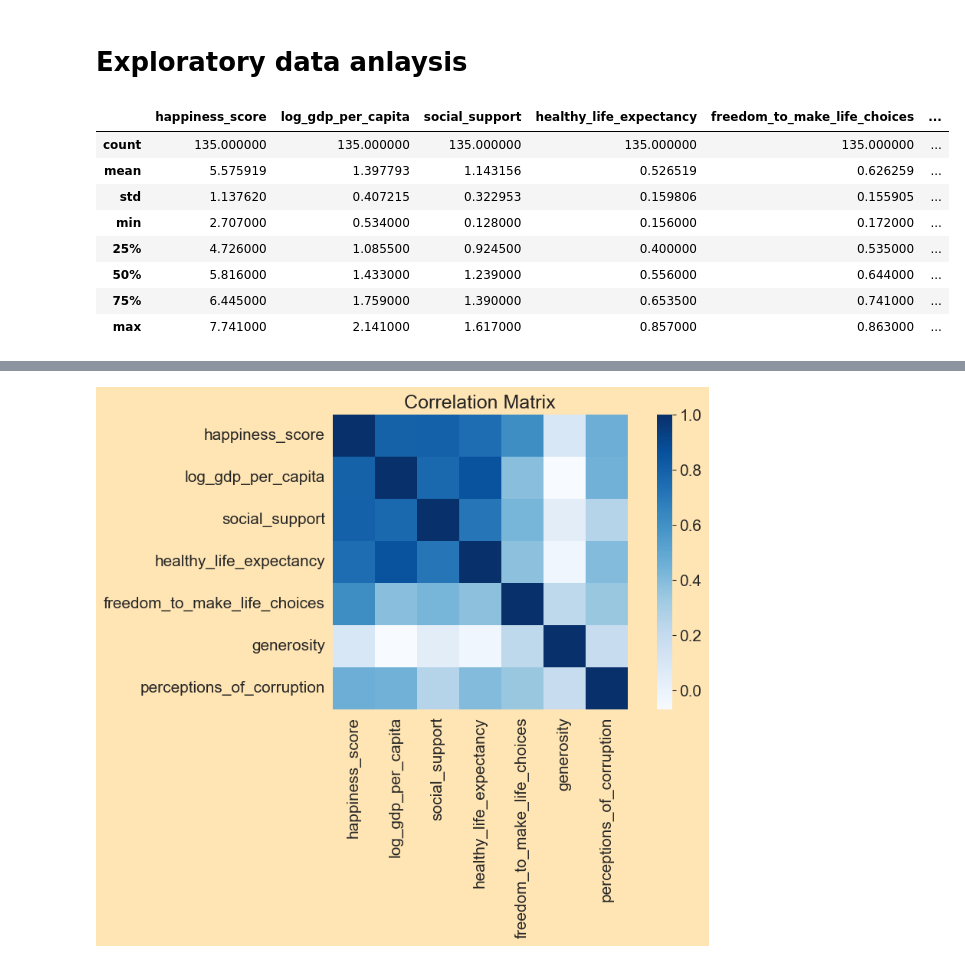
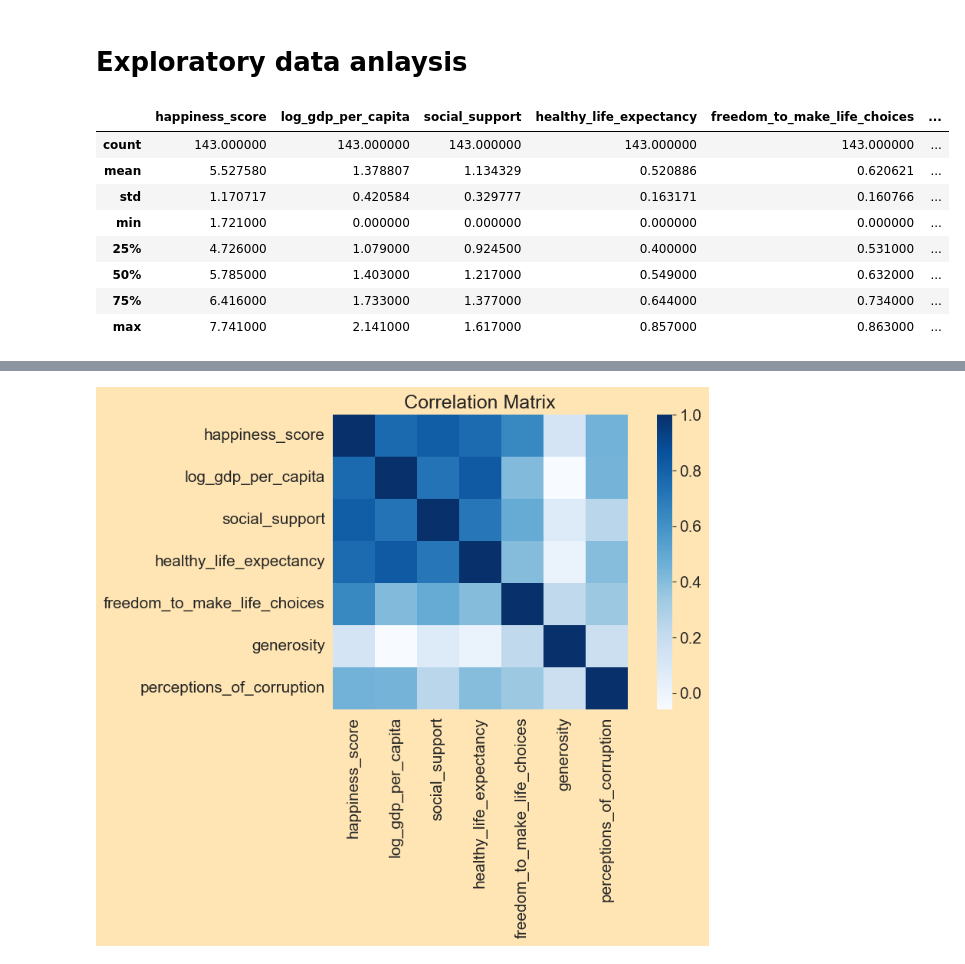
Before and after one commit to ErikBusk/Happiness_v2, a Jupyter notebook: Happniess data analysis.ipynb, the cells around one changed output, grey strips where cells are left out. Cells and saved outputs as stored; diff of their text form; code cells hidden in the pictures.

```diff
--- a/Happniess data analysis.ipynb
+++ b/Happniess data analysis.ipynb
@@ -130,0 +149,4 @@ df[numeric_cols] = df[numeric_cols].fillna(df[numeric_cols].mean())
+# %%
+# Null values are replaced with the mean for each column
+numeric_cols = df24.select_dtypes(include=np.number).columns
+df24[numeric_cols] = df24[numeric_cols].fillna(df24[numeric_cols].mean())
@@ -133,4 +172,4 @@ df[numeric_cols] = df[numeric_cols].fillna(df[numeric_cols].mean())
 # %%
-df23_columns = ['Country name' , 'Regional indicator' , 'Ladder score', 'Log GDP per capita' , 'Social support' , 'Healthy life expectancy' , 'Freedom to make life choices' , 'Generosity' , 'Perceptions of corruption']
+df24_columns = ['Country name' , 'Regional indicator' , 'Ladder score', 'Log GDP per capita' , 'Social support' , 'Healthy life expectancy' , 'Freedom to make life choices' , 'Generosity' , 'Perceptions of corruption']
 # %%
-df23 = df23[df23_columns].copy()
+df24 = df24[df24_columns].copy()
@@ -139,6 +176,6 @@ KeyError: "['Regional indicator', 'Ladder score', 'Healthy life expectancy'] not
 # %%
 # Rename columns
-happy_df = df.rename(columns={
+df24 = df24.rename(columns={
     'Country name': 'country_name',
     'Regional indicator': 'regional_indicator',
     'Ladder score': 'happiness_score',
@@ -180,14 +203,14 @@ happy_df = happy_df[(happy_df != 0).all(axis=1)]
 # %%
-happy_df.describe()
+df24.describe()
 # %% [output]
 |  | happiness_score | log_gdp_per_capita | social_support | healthy_life_expectancy | freedom_to_make_life_choices | ... |
-| count | 135.000000 | 135.000000 | 135.000000 | 135.000000 | 135.000000 | ... |
-| mean | 5.575919 | 1.397793 | 1.143156 | 0.526519 | 0.626259 | ... |
-| std | 1.137620 | 0.407215 | 0.322953 | 0.159806 | 0.155905 | ... |
-| min | 2.707000 | 0.534000 | 0.128000 | 0.156000 | 0.172000 | ... |
-| 25% | 4.726000 | 1.085500 | 0.924500 | 0.400000 | 0.535000 | ... |
-| 50% | 5.816000 | 1.433000 | 1.239000 | 0.556000 | 0.644000 | ... |
-| 75% | 6.445000 | 1.759000 | 1.390000 | 0.653500 | 0.741000 | ... |
+| count | 143.000000 | 143.000000 | 143.000000 | 143.000000 | 143.000000 | ... |
+| mean | 5.527580 | 1.378807 | 1.134329 | 0.520886 | 0.620621 | ... |
+| std | 1.170717 | 0.420584 | 0.329777 | 0.163171 | 0.160766 | ... |
+| min | 1.721000 | 0.000000 | 0.000000 | 0.000000 | 0.000000 | ... |
+| 25% | 4.726000 | 1.079000 | 0.924500 | 0.400000 | 0.531000 | ... |
+| 50% | 5.785000 | 1.403000 | 1.217000 | 0.549000 | 0.632000 | ... |
+| 75% | 6.416000 | 1.733000 | 1.377000 | 0.644000 | 0.734000 | ... |
 | max | 7.741000 | 2.141000 | 1.617000 | 0.857000 | 0.863000 | ... |
 # %%
 #Plot happiness and GDP
```
Also changed, not shown: parts of 28 cells of this notebook.
